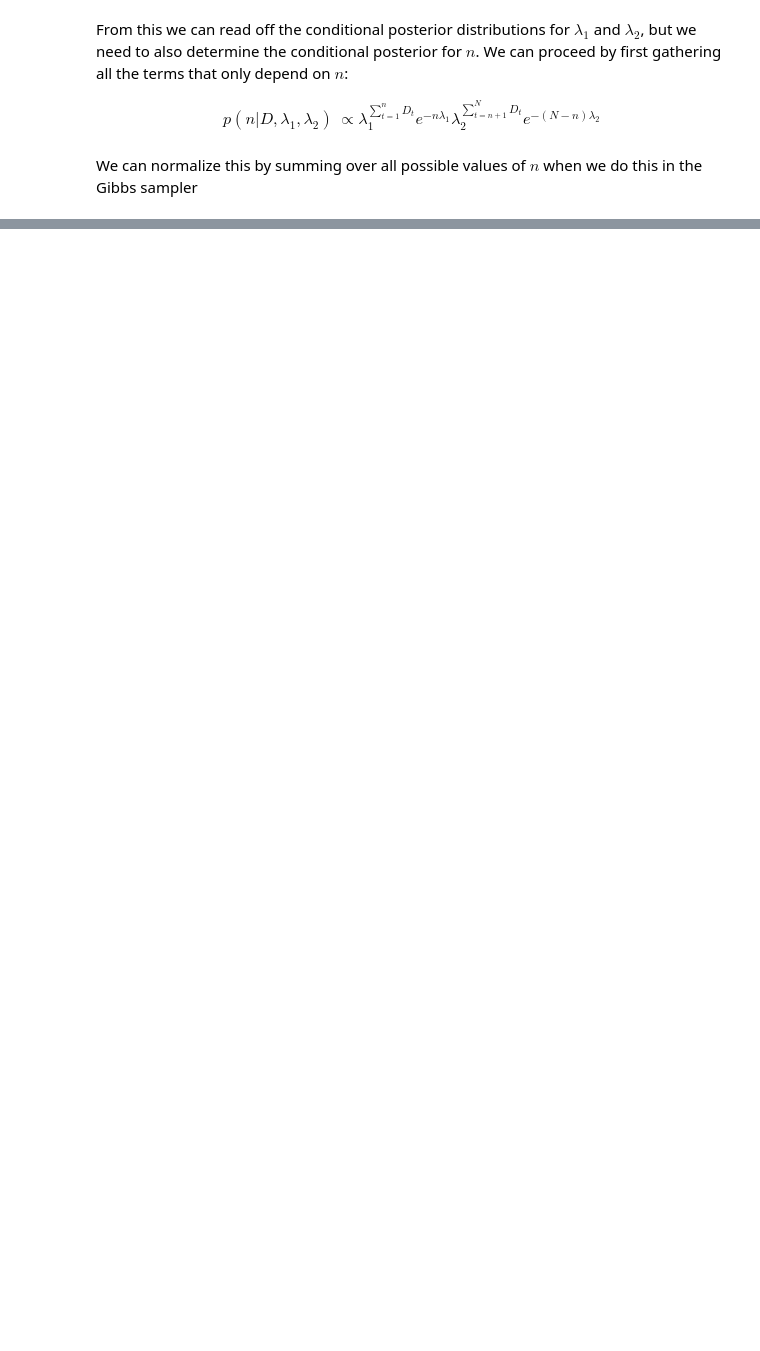
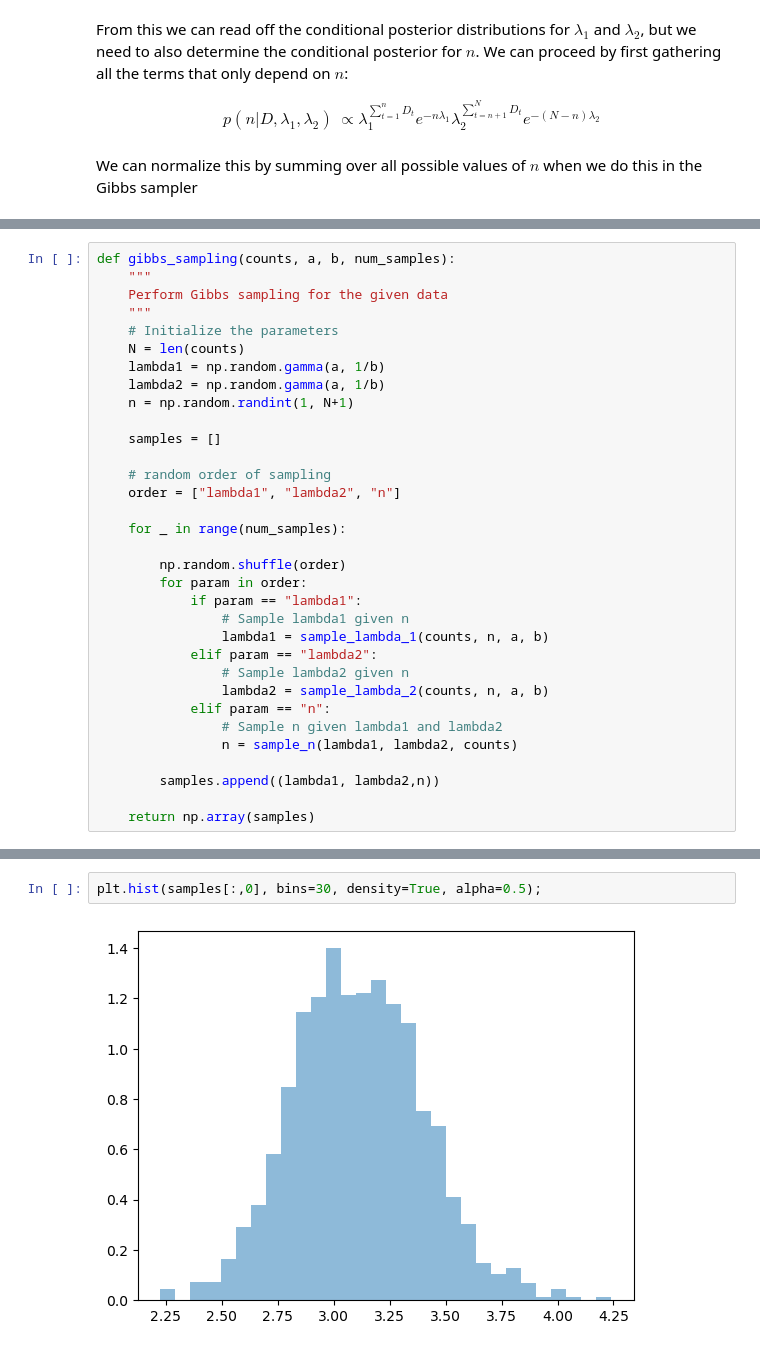
Before and after one commit to DrEntropy/GibbsDemo, a Jupyter notebook: gibbs_coal.ipynb, the cells around one changed output, grey strips where cells are left out. Cells and saved outputs as stored; diff of their text form; blank space fills up the shorter version.

```diff
--- a/gibbs_coal.ipynb
+++ b/gibbs_coal.ipynb
@@ -53,0 +107,33 @@ We can normalize this by summing over all possible values of $n$ when we do this
+# %%
+def gibbs_sampling(counts, a, b, num_samples):
+    """
+    Perform Gibbs sampling for the given data
+    """
+    # Initialize the parameters
+    N = len(counts)
+    lambda1 = np.random.gamma(a, 1/b)
+    lambda2 = np.random.gamma(a, 1/b)
+    n = np.random.randint(1, N+1)
+
+    samples = []
+
+    # random order of sampling
+    order = ["lambda1", "lambda2", "n"]
+
+    for _ in range(num_samples):
+
+        np.random.shuffle(order)
+        for param in order:
+            if param == "lambda1":
+                # Sample lambda1 given n
+                lambda1 = sample_lambda_1(counts, n, a, b)
+            elif param == "lambda2":
+                # Sample lambda2 given n
+                lambda2 = sample_lambda_2(counts, n, a, b)
+            elif param == "n":
+                # Sample n given lambda1 and lambda2
+                n = sample_n(lambda1, lambda2, counts)
+
+        samples.append((lambda1, lambda2,n))
+
+    return np.array(samples)
@@ -53,0 +151,4 @@ We can normalize this by summing over all possible values of $n$ when we do this
+# %%
+plt.hist(samples[:,0], bins=30, density=True, alpha=0.5);
+# %% [output]
+[figure, added]
```
Also changed, not shown: parts of 23 cells of this notebook, 1 other file.
